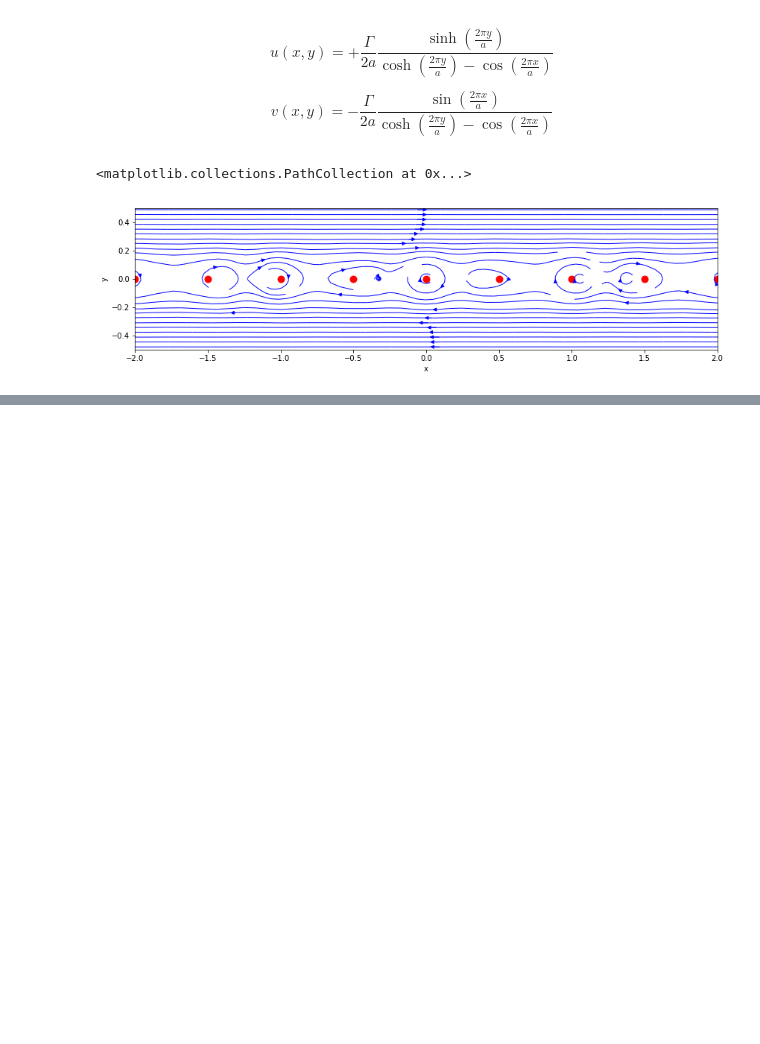
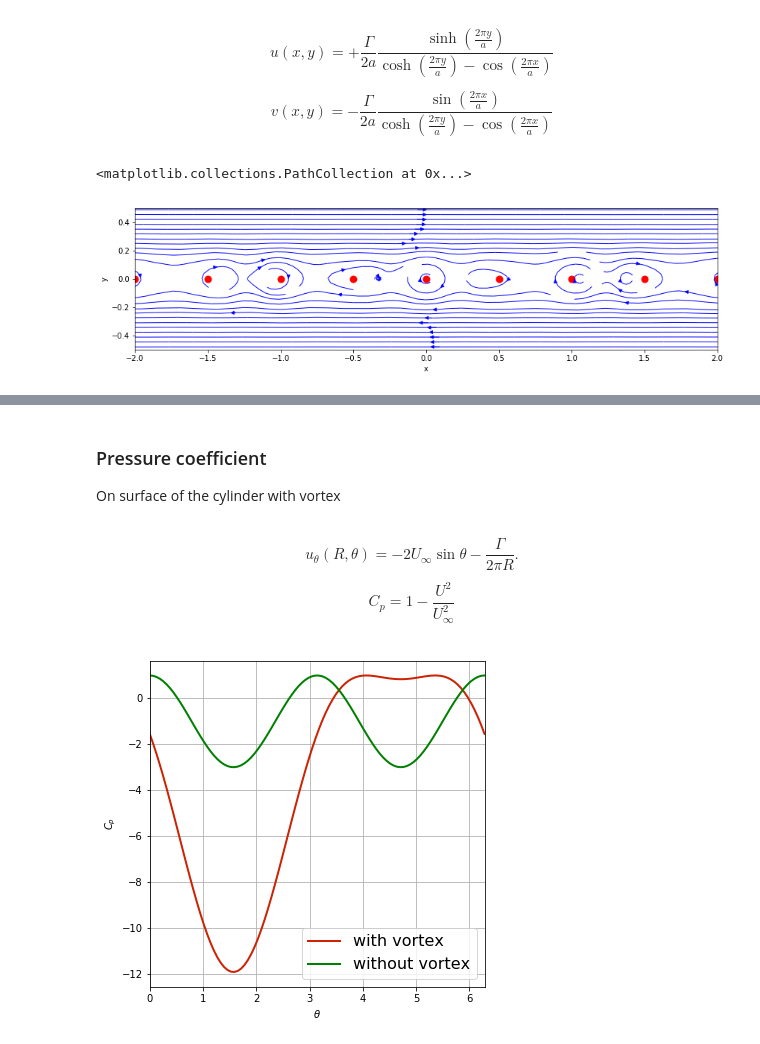
Before and after one commit to kmchoy/mae6226, a Jupyter notebook: Vortex.ipynb, the cells around one changed output, grey strips where cells are left out. Cells and saved outputs as stored; diff of their text form; code cells hidden in the pictures; blank space fills up the shorter version.

```diff
--- a/Vortex.ipynb
+++ b/Vortex.ipynb
@@ -163,0 +230,29 @@ plt.scatter([x_infv],[y_infv],s=80,color='r')
+# %% [markdown]
+###  Pressure coefficient
+
+On surface of the cylinder with vortex
+# %% [markdown]
+$$u_\theta\left(R,\theta\right) = -2U_\infty \sin\theta - \frac{\Gamma}{2\pi R} .$$
+
+$$C_p = 1-\frac{U^2}{U_\infty^2}$$
+# %%
+theta = np.linspace(0,2*np.pi,100)
+u_theta = -2*u_inf*np.sin(theta)-gamma/(2*np.pi*R)
+
+Cp = 1.0 - (u_theta/u_inf)**2
+
+# if there was no vortex
+u_theta_no_vortex = -2 * u_inf * np.sin(theta)
+cp_no_vortex = 1.0 - (u_theta_no_vortex / u_inf)**2
+# %%
+size = 6
+plt.figure(figsize = (size,size))
+plt.grid(True)
+plt.xlabel(r'$\theta$')
+plt.ylabel('$C_p$')
+plt.xlim(min(theta),max(theta))
+plt.plot(theta, Cp, label='with vortex', color='#CD2305', linewidth=2, linestyle='-')
+plt.plot(theta, cp_no_vortex, label='without vortex', color='g', linewidth=2, linestyle='-')
+plt.legend(loc='best', prop={'size':16});
+# %% [output]
+[figure, added]
```
Also changed, not shown: parts of 5 cells of this notebook.
